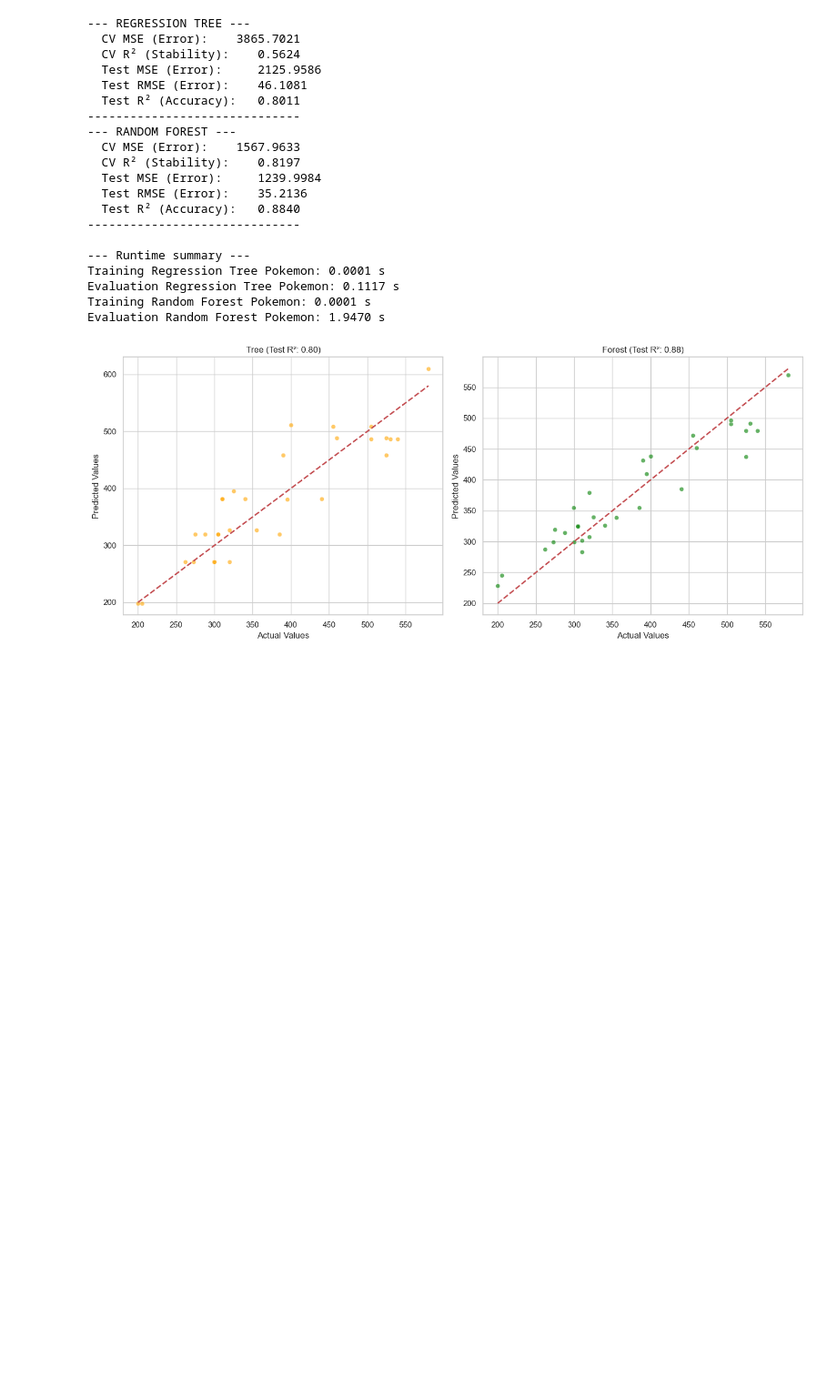
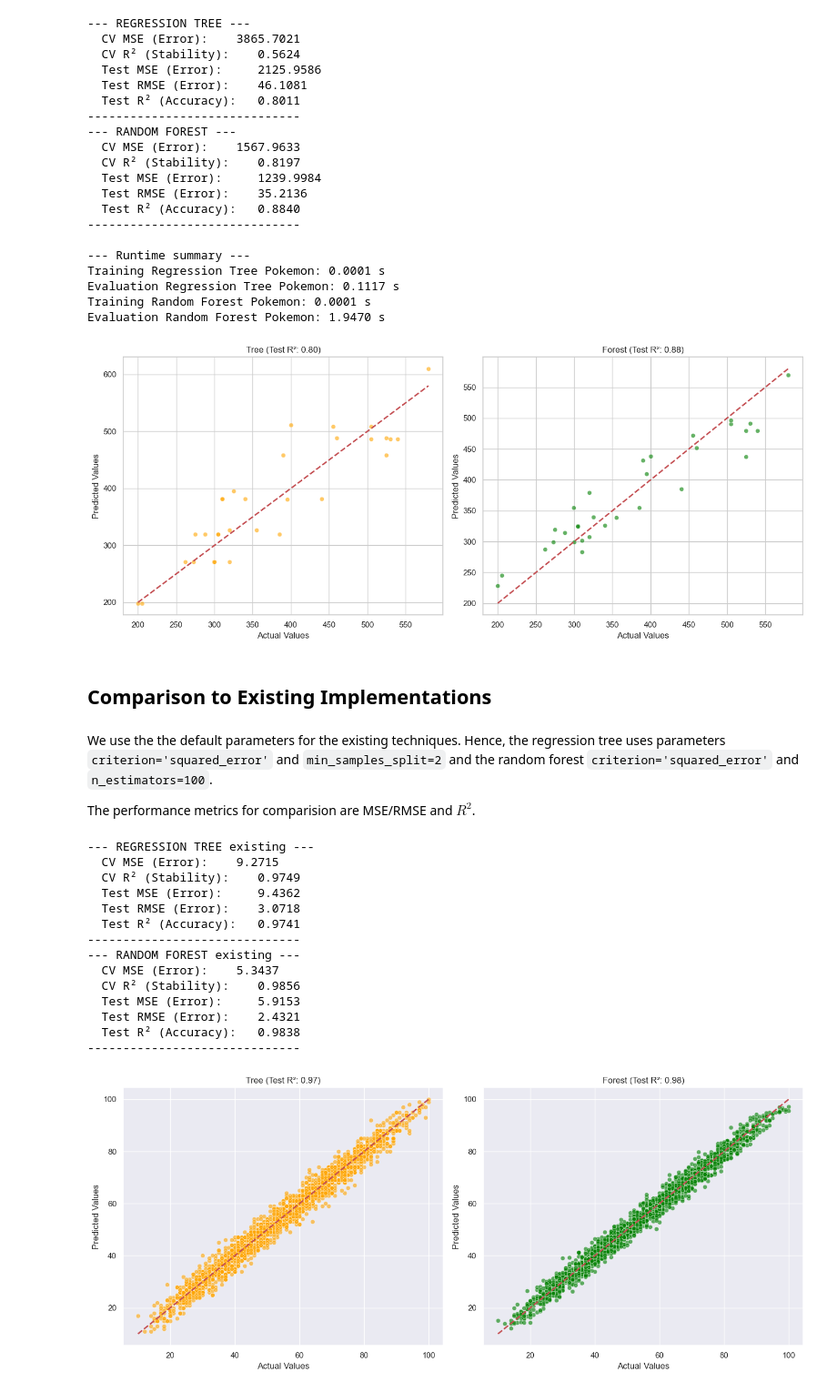
Before and after one commit to simon-groebner/Machine-Learning-Exercise-2, a Jupyter notebook: notebooks/01_Pokemon_Analysis.ipynb, the cells around one changed output. Shown at 91% size. Cells and saved outputs as stored; diff of their text form; code cells hidden in the pictures; blank space fills up the shorter version.

Commit message:
comparision and feature selection

```diff
--- a/notebooks/01_Pokemon_Analysis.ipynb
+++ b/notebooks/01_Pokemon_Analysis.ipynb
@@ -183,3 +183,60 @@ Evaluation Regression Tree Pokemon: 0.1117 s
 Training Random Forest Pokemon: 0.0001 s
 Evaluation Random Forest Pokemon: 1.9470 s
 [figure]
+# %% [markdown]
+## Comparison to Existing Implementations
+# %% [markdown]
+We use the the default parameters for the existing techniques. Hence, the regression tree uses parameters `criterion='squared_error'` and `min_samples_split=2` and the random forest `criterion='squared_error'` and `n_estimators=100`.
+
+The performance metrics for comparision are MSE/RMSE and $R^2$.
+# %%
+from sklearn.tree import DecisionTreeRegressor
+from sklearn.ensemble import RandomForestRegressor
+
+# EXISTING IMPLENTATIONS
+# 1. EVALUATE REGRESSION TREE
+tree_model_exist = DecisionTreeRegressor(random_state=123)
+tree_results_exist = evaluate_model(tree_model_exist, X_train, y_train, X_test, y_test)
+print_results("REGRESSION TREE existing", tree_results_exist)
+
+# 2. EVALUATE RANDOM FOREST
+# (Note: Using 'seed' as per your previous message)
+rf_model_exist = RandomForestRegressor(random_state=123)
+rf_results_exist = evaluate_model(rf_model_exist, X_train, y_train, X_test, y_test)
+print_results("RANDOM FOREST existing", rf_results_exist)
+
+# 3. VISUAL COMPARISON
+fig, axes = plt.subplots(1, 2, figsize=(14, 6))
+
+# Plot Tree Results
+sns.scatterplot(x=tree_results_exist['y_test_actual'], y=tree_results_exist['y_test_pred'], ax=axes[0], color='orange', alpha=0.6)
+axes[0].plot([y_test.min(), y_test.max()], [y_test.min(), y_test.max()], 'r--', lw=2)
+axes[0].set_title(f"Tree (Test R²: {tree_results_exist['Test_R2']:.2f})")
+axes[0].set_xlabel("Actual Values")
+axes[0].set_ylabel("Predicted Values")
+
+# Plot Forest Results
+sns.scatterplot(x=rf_results_exist['y_test_actual'], y=rf_results_exist['y_test_pred'], ax=axes[1], color='green', alpha=0.6)
+axes[1].plot([y_test.min(), y_test.max()], [y_test.min(), y_test.max()], 'r--', lw=2)
+axes[1].set_title(f"Forest (Test R²: {rf_results_exist['Test_R2']:.2f})")
+axes[1].set_xlabel("Actual Values")
+axes[1].set_ylabel("Predicted Values")
+
+plt.tight_layout()
+plt.show()
+# %% [output]
+--- REGRESSION TREE existing ---
+  CV MSE (Error):    9.2715
+  CV R² (Stability):    0.9749
+  Test MSE (Error):     9.4362
+  Test RMSE (Error):    3.0718
+  Test R² (Accuracy):   0.9741
+------------------------------
+--- RANDOM FOREST existing ---
+  CV MSE (Error):    5.3437
+  CV R² (Stability):    0.9856
+  Test MSE (Error):     5.9153
+  Test RMSE (Error):    2.4321
+  Test R² (Accuracy):   0.9838
+------------------------------
+[figure, added]
```
Also changed, not shown: 2 other files.
